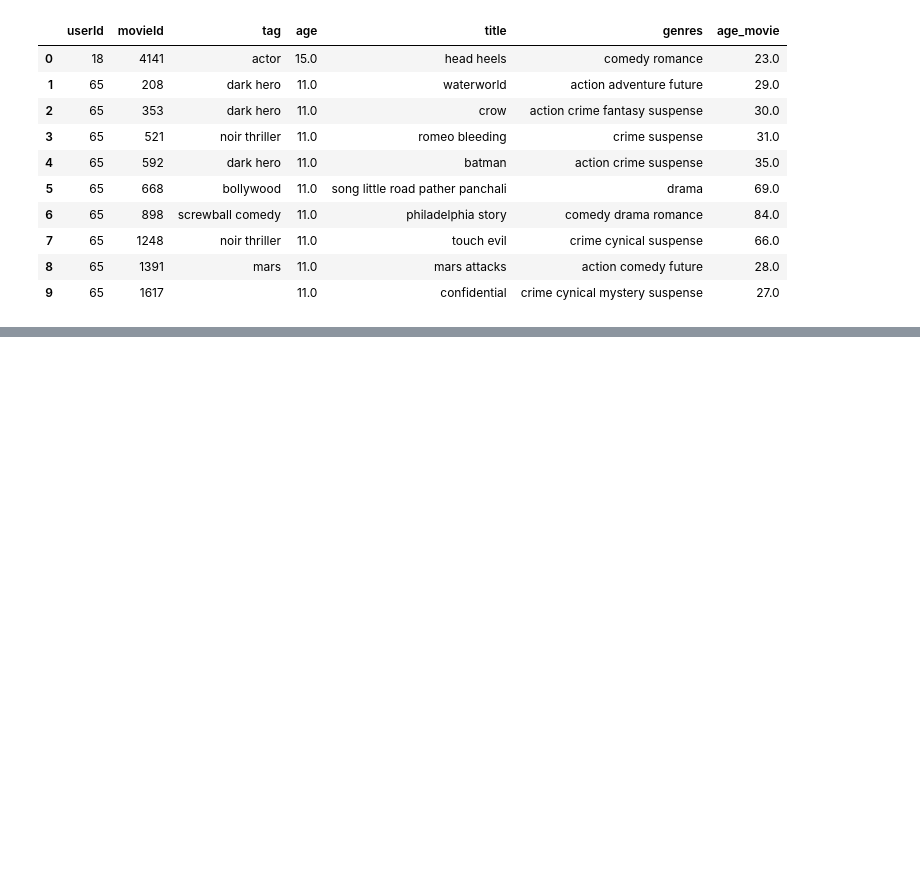
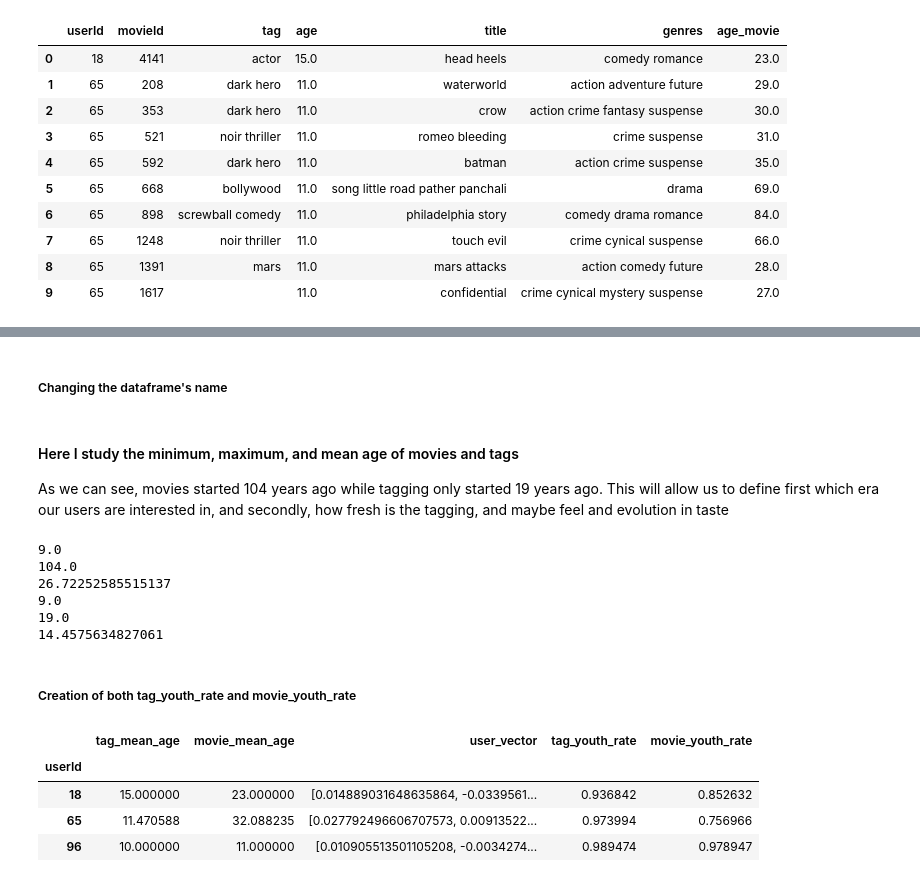
Before and after one commit to jcrigoni/grand_ml_project, a Jupyter notebook: 4_user_embedding.ipynb, the cells around one changed output, grey strips where cells are left out. Drawn from its saved outputs; the diff is of its cells as text; code cells hidden in the pictures; blank space fills up the shorter version.

```diff
--- a/4_user_embedding.ipynb
+++ b/4_user_embedding.ipynb
@@ -326,0 +432,37 @@ df_tag_title_genres.head(3)
+# %% [markdown]
+##### Changing the dataframe's name
+# %%
+df_user_vector = df_grouped
+# %% [markdown]
+#### Here I study the minimum, maximum, and mean age of movies and tags
+
+As we can see, movies started 104 years ago while tagging only started 19 years ago. This will allow us to define first which era our users are interested in, and secondly, how fresh is the tagging, and maybe feel and evolution in taste
+# %%
+print(df_user_vector['movie_mean_age'].min())
+print(df_user_vector['movie_mean_age'].max())
+print(df_user_vector['movie_mean_age'].mean())
+
+print(df_user_vector['tag_mean_age'].min())
+print(df_user_vector['tag_mean_age'].max())
+print(df_user_vector['tag_mean_age'].mean())
+# %% [output]
+9.0
+104.0
+26.72252585515137
+9.0
+19.0
+14.4575634827061
+# %% [markdown]
+##### Creation of both tag_youth_rate and movie_youth_rate
+# %%
+# Normaliser l'âge pour obtenir le taux de jeunesse (0 à 1)
+df_user_vector['tag_youth_rate'] = 1 - (df_user_vector['tag_mean_age'] - df_user_vector['tag_mean_age'].min()) / (df_user_vector['movie_mean_age'].max() - df_user_vector['tag_mean_age'].min())
+df_user_vector['movie_youth_rate'] = 1 - (df_user_vector['movie_mean_age'] - df_user_vector['movie_mean_age'].min()) / (df_user_vector['movie_mean_age'].max() - df_user_vector['movie_mean_age'].min())
+
+df_user_vector.head(3)
+# %% [output]
+|  | tag_mean_age | movie_mean_age | user_vector | tag_youth_rate | movie_youth_rate |
+| userId |  |  |  |  |  |
+| 18 | 15.000000 | 23.000000 | [0.014889031648635864, -0.0339561... | 0.936842 | 0.852632 |
+| 65 | 11.470588 | 32.088235 | [0.027792496606707573, 0.00913522... | 0.973994 | 0.756966 |
+| 96 | 10.000000 | 11.000000 | [0.010905513501105208, -0.0034274... | 0.989474 | 0.978947 |
```
Also changed, not shown: parts of 32 cells of this notebook, 1 other file.
